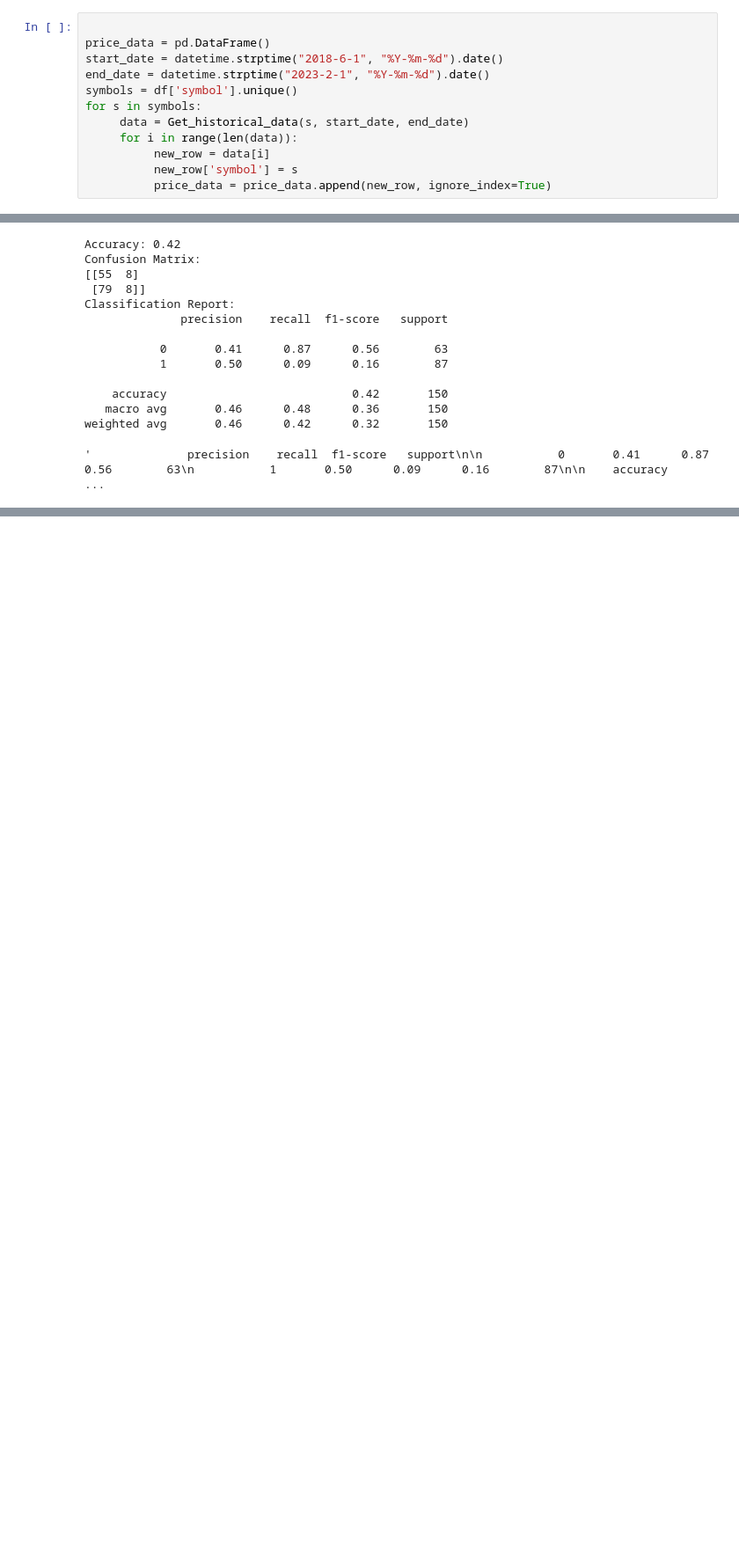
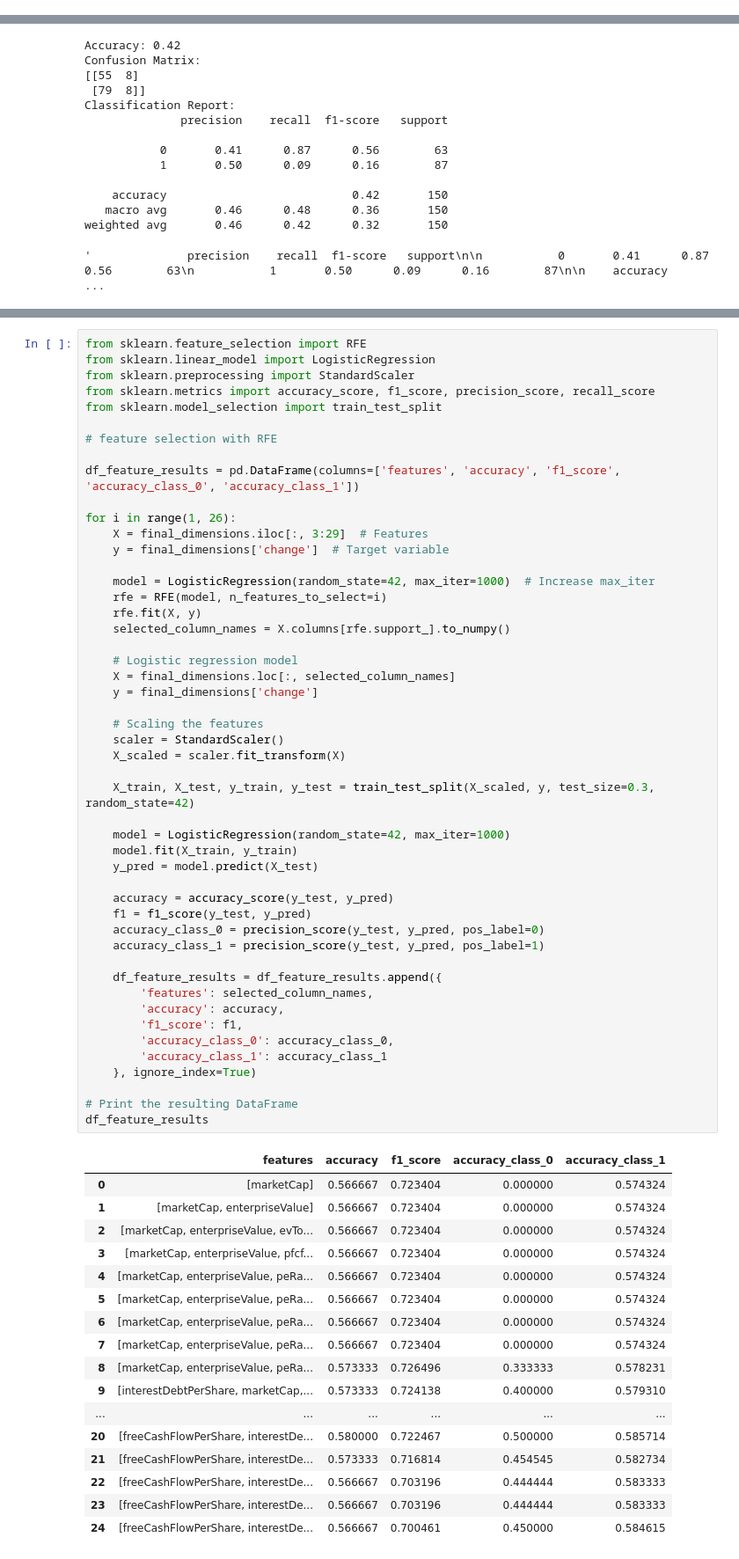
Before and after one commit to nikanhg/Language-of-business, a Jupyter notebook: main.ipynb, the cells around one changed output, grey strips where cells are left out. Shown at 88% size. Drawn from its saved outputs; the diff is of its cells as text; blank space fills up the shorter version.

Commit message:
final models

```diff
--- a/main.ipynb
+++ b/main.ipynb
@@ -62,15 +67,3 @@ def Get_historical_data (symbol, start_date, end_date):
      response = requests.get(f"{base_url}historical-price-full/{symbol}?from={start_date}&to={end_date}&apikey={api_key}").json()
      response = response['historical']
      return response
-# %%
-
-price_data = pd.DataFrame()
-start_date = datetime.strptime("2018-6-1", "%Y-%m-%d").date()
-end_date = datetime.strptime("2023-2-1", "%Y-%m-%d").date()
-symbols = df['symbol'].unique()
-for s in symbols:
-     data = Get_historical_data(s, start_date, end_date)
-     for i in range(len(data)):
-          new_row = data[i]
-          new_row['symbol'] = s
-          price_data = price_data.append(new_row, ignore_index=True)
@@ -386,0 +366,67 @@ weighted avg       0.46      0.42      0.32       150
+# %%
+from sklearn.feature_selection import RFE
+from sklearn.linear_model import LogisticRegression
+from sklearn.preprocessing import StandardScaler
+from sklearn.metrics import accuracy_score, f1_score, precision_score, recall_score
+from sklearn.model_selection import train_test_split
+
+# feature selection with RFE
+
+df_feature_results = pd.DataFrame(columns=['features', 'accuracy', 'f1_score', 'accuracy_class_0', 'accuracy_class_1'])
+
+for i in range(1, 26):
+    X = final_dimensions.iloc[:, 3:29]  # Features
+    y = final_dimensions['change']  # Target variable
+
+    model = LogisticRegression(random_state=42, max_iter=1000)  # Increase max_iter
+    rfe = RFE(model, n_features_to_select=i)
+    rfe.fit(X, y)
+    selected_column_names = X.columns[rfe.support_].to_numpy()
+
+    # Logistic regression model
+    X = final_dimensions.loc[:, selected_column_names]
+    y = final_dimensions['change']
+
+    # Scaling the features
+    scaler = StandardScaler()
+    X_scaled = scaler.fit_transform(X)
+
+    X_train, X_test, y_train, y_test = train_test_split(X_scaled, y, test_size=0.3, random_state=42)
+
+    model = LogisticRegression(random_state=42, max_iter=1000)
+    model.fit(X_train, y_train)
+    y_pred = model.predict(X_test)
+
+    accuracy = accuracy_score(y_test, y_pred)
+    f1 = f1_score(y_test, y_pred)
+    accuracy_class_0 = precision_score(y_test, y_pred, pos_label=0)
+    accuracy_class_1 = precision_score(y_test, y_pred, pos_label=1)
+
+    df_feature_results = df_feature_results.append({
+        'features': selected_column_names,
+        'accuracy': accuracy,
+        'f1_score': f1,
+        'accuracy_class_0': accuracy_class_0,
+        'accuracy_class_1': accuracy_class_1
+    }, ignore_index=True)
+
+# Print the resulting DataFrame
+df_feature_results
+# %% [output]
+|  | features | accuracy | f1_score | accuracy_class_0 | accuracy_class_1 |
+| 0 | [marketCap] | 0.566667 | 0.723404 | 0.000000 | 0.574324 |
+| 1 | [marketCap, enterpriseValue] | 0.566667 | 0.723404 | 0.000000 | 0.574324 |
+| 2 | [marketCap, enterpriseValue, evTo... | 0.566667 | 0.723404 | 0.000000 | 0.574324 |
+| 3 | [marketCap, enterpriseValue, pfcf... | 0.566667 | 0.723404 | 0.000000 | 0.574324 |
+| 4 | [marketCap, enterpriseValue, peRa... | 0.566667 | 0.723404 | 0.000000 | 0.574324 |
+| 5 | [marketCap, enterpriseValue, peRa... | 0.566667 | 0.723404 | 0.000000 | 0.574324 |
+| 6 | [marketCap, enterpriseValue, peRa... | 0.566667 | 0.723404 | 0.000000 | 0.574324 |
+| 7 | [marketCap, enterpriseValue, peRa... | 0.566667 | 0.723404 | 0.000000 | 0.574324 |
+| 8 | [marketCap, enterpriseValue, peRa... | 0.573333 | 0.726496 | 0.333333 | 0.578231 |
+| 9 | [interestDebtPerShare, marketCap,... | 0.573333 | 0.724138 | 0.400000 | 0.579310 |
+| ... | ... | ... | ... | ... | ... |
+| 20 | [freeCashFlowPerShare, interestDe... | 0.580000 | 0.722467 | 0.500000 | 0.585714 |
+| 21 | [freeCashFlowPerShare, interestDe... | 0.573333 | 0.716814 | 0.454545 | 0.582734 |
+| 22 | [freeCashFlowPerShare, interestDe... | 0.566667 | 0.703196 | 0.444444 | 0.583333 |
+| 23 | [freeCashFlowPerShare, interestDe... | 0.566667 | 0.703196 | 0.444444 | 0.583333 |
+| 24 | [freeCashFlowPerShare, interestDe... | 0.566667 | 0.700461 | 0.450000 | 0.584615 |
```
Also changed, not shown: parts of 8 cells of this notebook.
